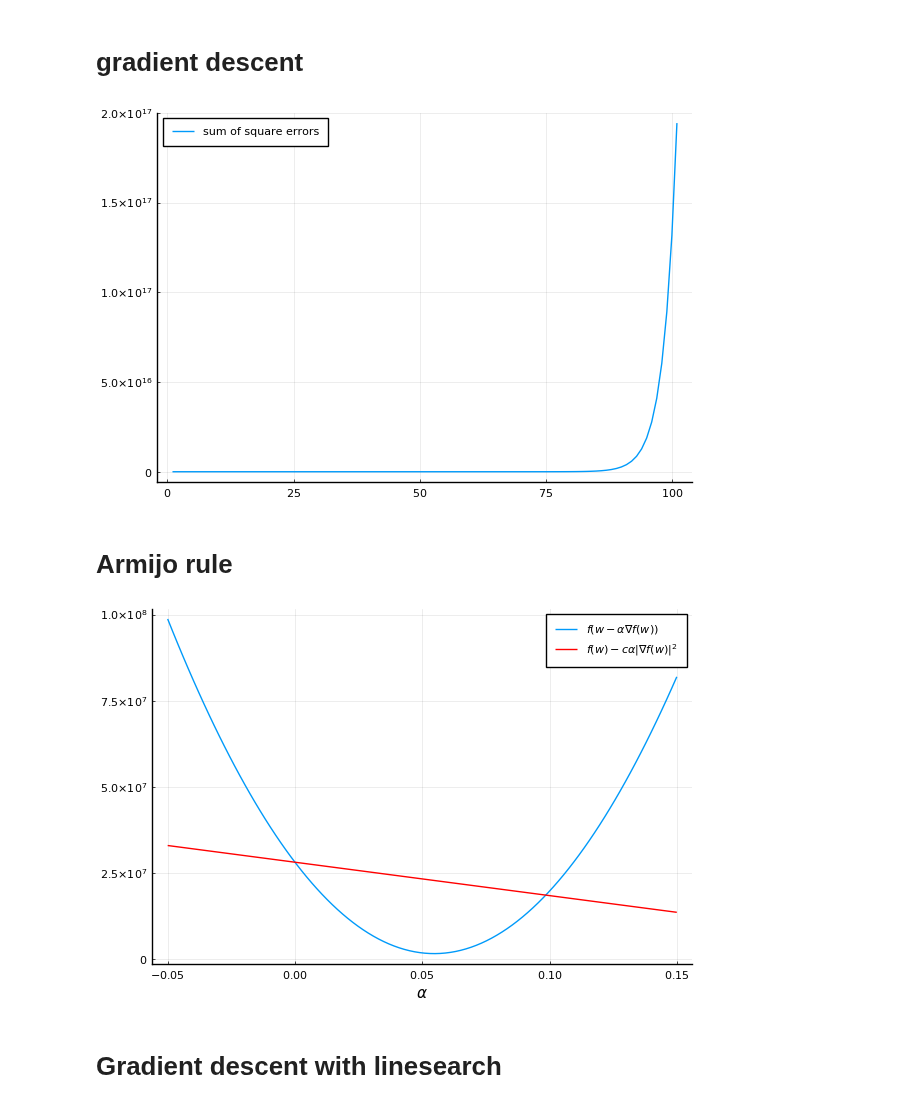
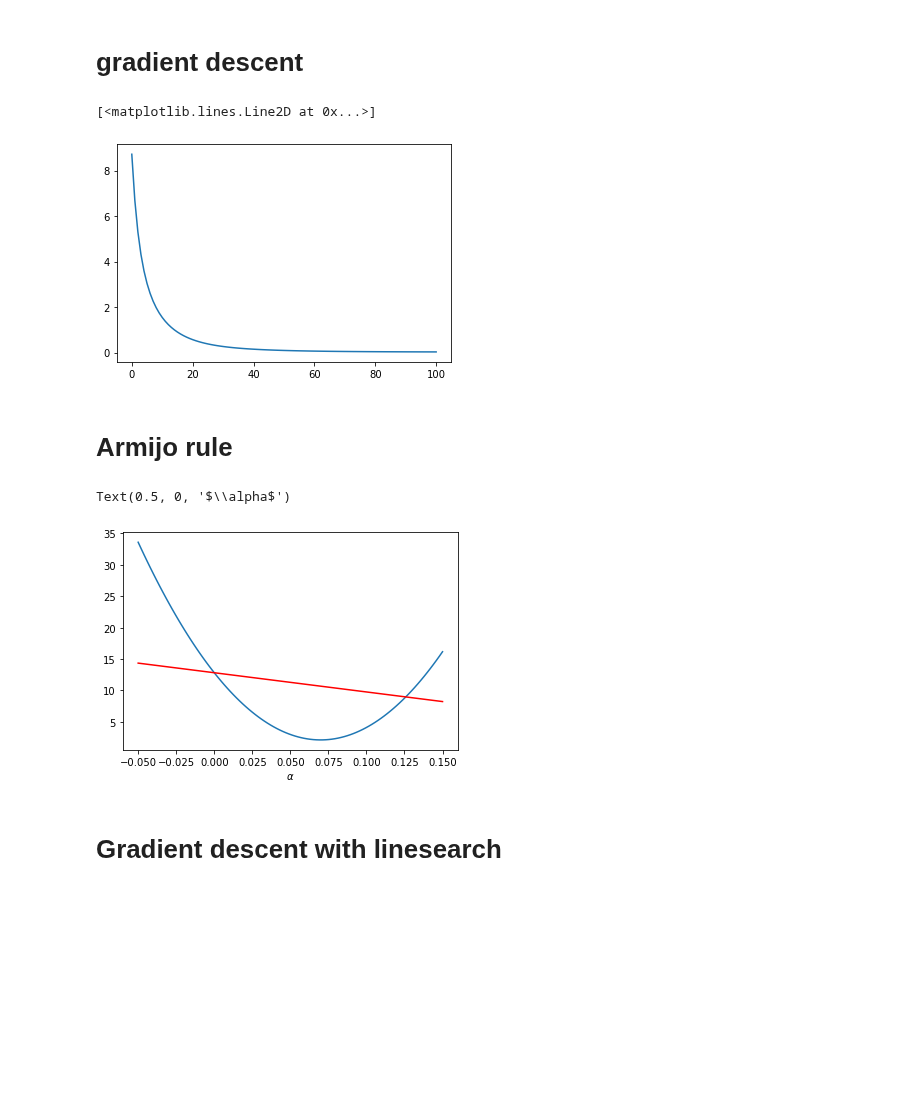
Before and after one commit to ORIE4741/demos, a Jupyter notebook: gradient_descent.ipynb, the cells around one changed output. Drawn from its saved outputs; the diff is of its cells as text; code cells hidden in the pictures; blank space fills up the shorter version.

```diff
--- a/gradient_descent.ipynb
+++ b/gradient_descent.ipynb
@@ -25,8 +15,11 @@ X = randn(n,d)
 # %%
 # form data from noisy linear model
-w♮ = randn(d)
-y = X*w♮ + .1*randn(n);
+wtrue = randn(d)
+y = X.dot(wtrue) + .1*randn(n)
 # %%
 # look at least squares objective as a function of w
-f(w) = norm(y - X*w)^2
-∇f(w) = 2X'*X*w - 2X'*y
+def f(w):
+    return norm(y - X.dot(w))**2
+
+def gradf(w):
+    return 2*X.T @ (X @ w) - 2*X.T @ y
@@ -61,46 +59,46 @@ xlabel!(L"\alpha")
 # gradient descent
 # %%
 """This function implements gradient descent for the function f with gradient ∇f"""
-function gradient_descent(f, ∇f;
-            alpha = .01,      # small constant step size - try other values!
-            w = zeros(d),     # start at a random w
-            maxiters = 100    # maximum number of iterations
-            )
-    fks = Float64[]  # a list to record all the values f(w) we see
-    push!(fks, f(w)) # record the initial value
+def gradient_descent(f, gradf,
+                     alpha = .01,      # small constant step size - try other values!
+                     w = np.zeros(d),     # start at a random w
+                     maxiters = 100    # maximum number of iterations
+                     ):
+    fks = []  # a list to record all the values f(w) we see
+    fks.append(f(w)) # record the initial value
 
     # start descending!
-    for k=1:maxiters
-        w -= alpha*∇f(w) # take a gradient step
-        push!(fks, f(w))             # record its value
-    end
+    for k in range(maxiters):
+        w = w - alpha*gradf(w)       # take a gradient step
+        fks.append(f(w))             # record its value
     return w, fks
-end
 
-w, fks = gradient_descent(f, ∇f, alpha = .01)
+w, fks = gradient_descent(f, gradf, alpha = .01)
 
-plot(fks, label="sum of square errors")
-# plot(fks, label="sum of square errors", yscale = :log10)
-# plot(fks, label="sum of square errors", yscale = :log10, xscale = :log10)
+plt.plot(fks, label="sum of square errors")
+#plt.semilogy(fks, label="sum of square errors")
+#plt.loglog(fks, label="sum of square errors")
 # %% [output]
+[<matplotlib.lines.Line2D at 0x...>]
-[figure, old version]
+[figure, new version]
 # %% [markdown]
 # Armijo rule
 # %%
 # function decreases fastest in the -∇f(w) direction
-Random.seed!(1)
+random.seed(1)
 
-# w = 5*ones(d)
-w = copy(w♮)
-w = 1000*ones(d)
-g = ∇f(w)
+w = randn(d)
+g = gradf(w)
 c = .1
-alphas = .05*LinRange(-1,3,100)
-plot(alphas, [f(w - alpha*g) for alpha in alphas], label = L"f(w - \alpha \nabla f(w))")
-plot!(alphas, [f(w) - c*alpha*norm(g)^2 for alpha in alphas],color=:red, label=L"f(w) - c\alpha \|\nabla f(w)\|^2")
-xlabel!(L"\alpha")
+alphas = .05*np.linspace(-1,3,100)
+plt.plot(alphas, [f(w - alpha*g) for alpha in alphas],
+     label = r"$f(w - \alpha \nabla f(w))$")
+plt.plot(alphas, [f(w) - c*alpha*norm(g)**2 for alpha in alphas],color='r',
+         label=r"$f(w) - c\alpha \|\nabla f(w)\|^2$")
+plt.xlabel(r"$\alpha$")
 # %% [output]
+Text(0.5, 0, '$\\alpha$')
-[figure, old version]
+[figure, new version]
 # %% [markdown]
 # Gradient descent with linesearch
 # %% [markdown]
```
Also changed, not shown: parts of 7 cells of this notebook.
